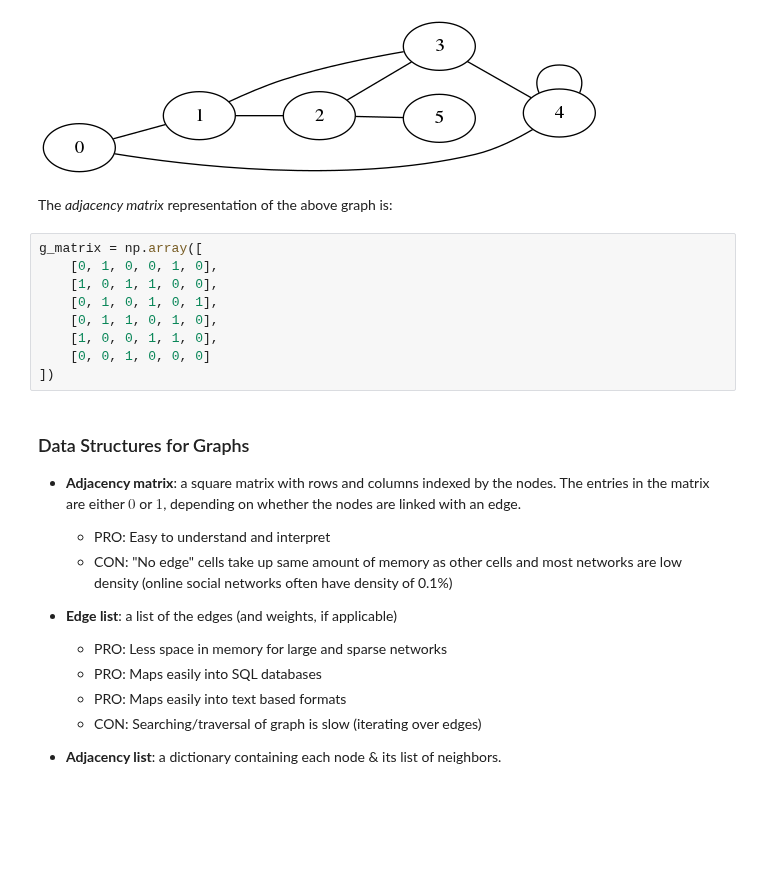
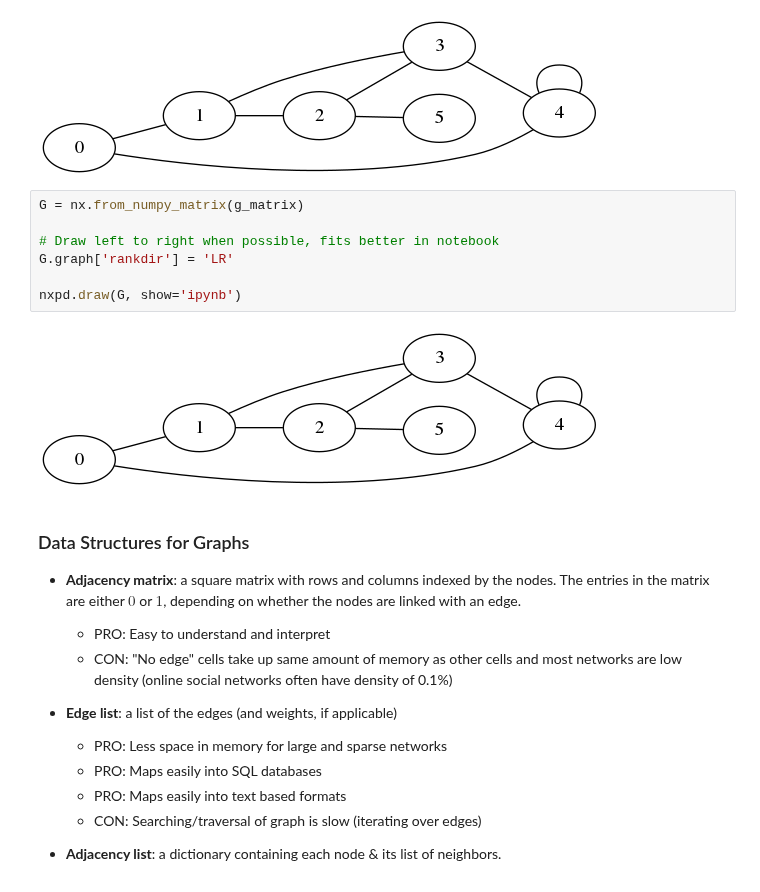
Before and after one commit to wmarshall484/DSI_LECTURES_2, a Jupyter notebook: graphs/moses_marsh/graphs_lecture.ipynb, the cells around one changed output. Saved outputs shown, nothing was run; the diff lists cells and outputs as text; blank space fills up the shorter version.

```diff
--- a/graphs/moses_marsh/graphs_lecture.ipynb
+++ b/graphs/moses_marsh/graphs_lecture.ipynb
@@ -219,17 +218,15 @@ G.graph['rankdir'] = 'LR'
 nxpd.draw(G, show='ipynb')
 # %% [output]
 [figure]
-# %% [markdown]
-The *adjacency matrix* representation of the above graph is:
-# %%
-g_matrix = np.array([
-    [0, 1, 0, 0, 1, 0],
-    [1, 0, 1, 1, 0, 0],
-    [0, 1, 0, 1, 0, 1],
-    [0, 1, 1, 0, 1, 0],
-    [1, 0, 0, 1, 1, 0],
-    [0, 0, 1, 0, 0, 0]
-])
+# %%
+G = nx.from_numpy_matrix(g_matrix)
+
+# Draw left to right when possible, fits better in notebook
+G.graph['rankdir'] = 'LR'
+
+nxpd.draw(G, show='ipynb')
+# %% [output]
+[figure, added]
 # %% [markdown]
 ### Data Structures for Graphs
 
```
Also changed, not shown: parts of 22 cells of this notebook, 1 other file.
